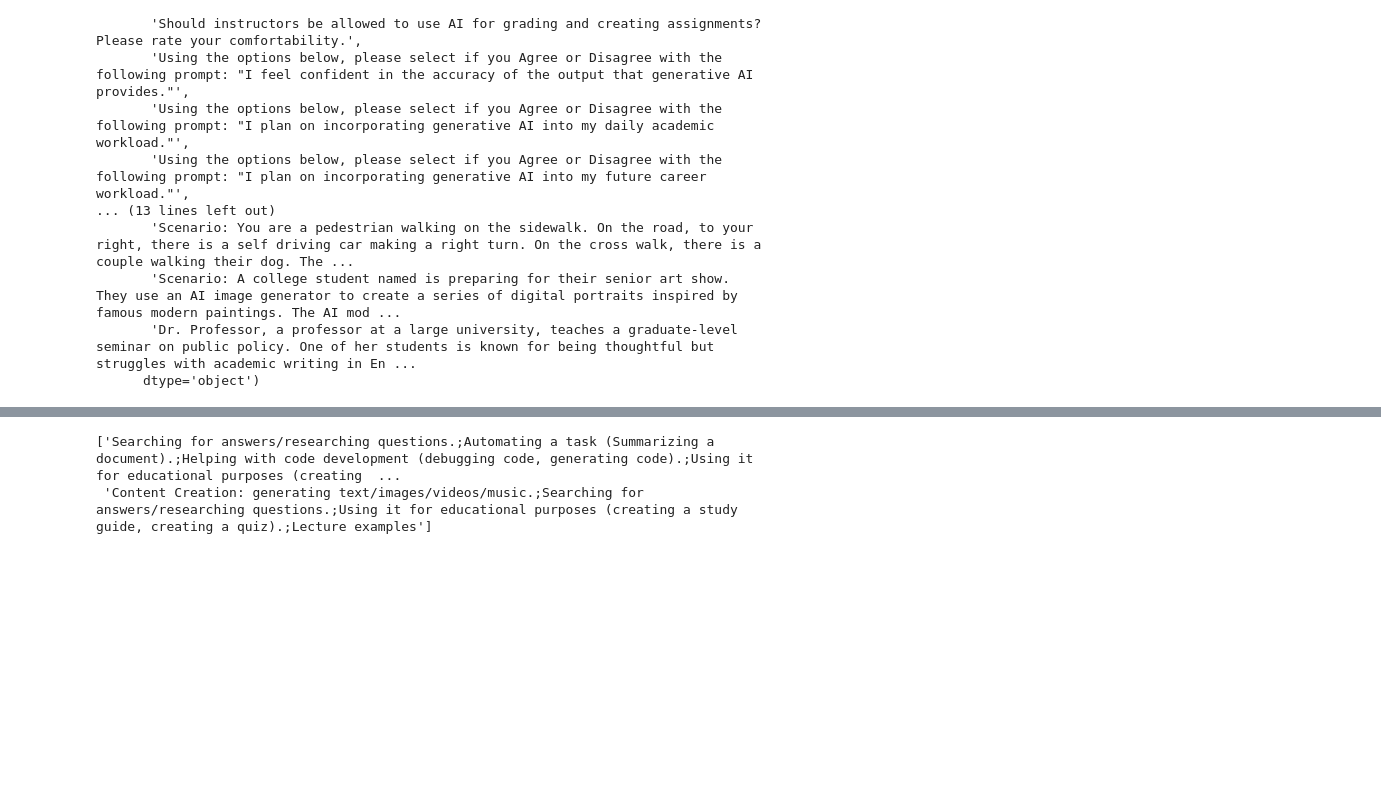
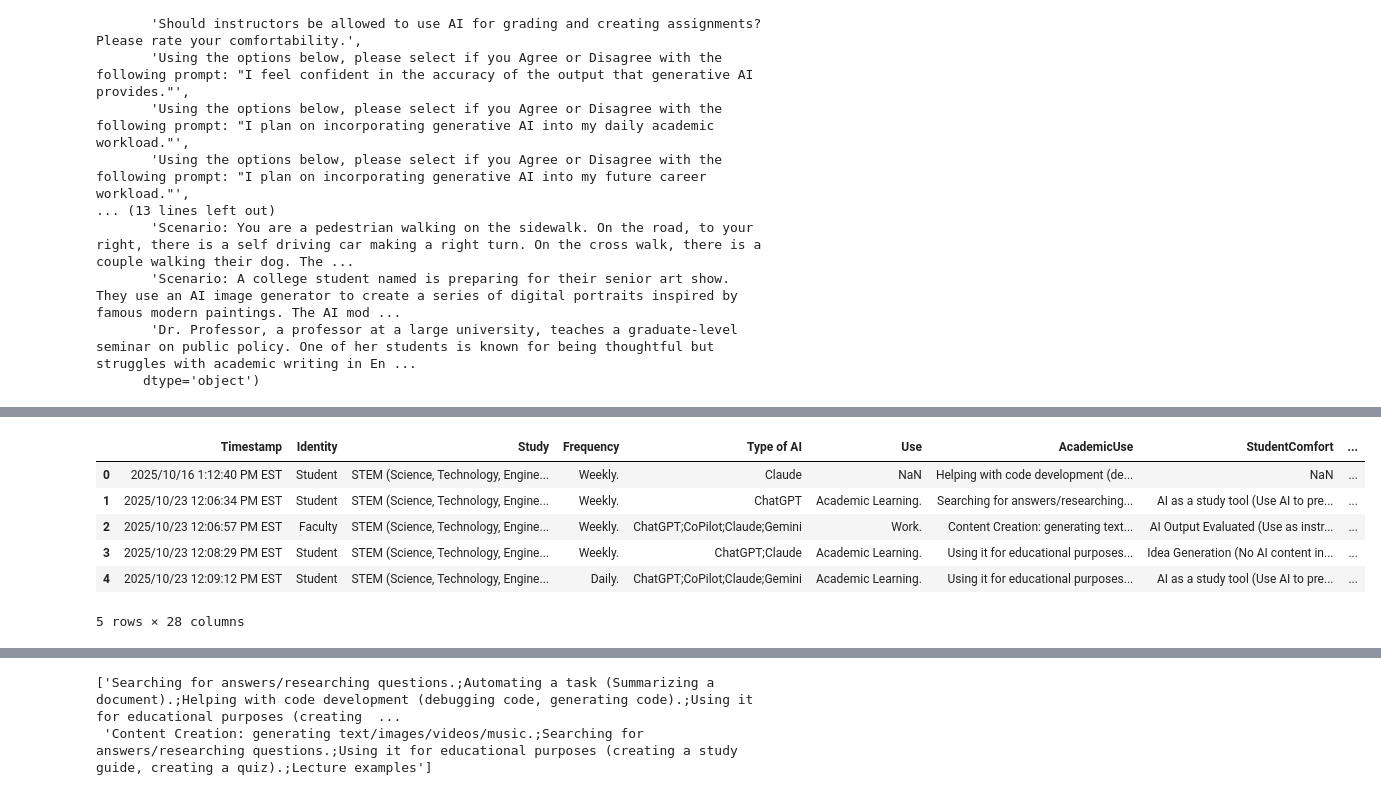
Before and after one commit to nsscott/CSC-475-Seminar-Project, a Jupyter notebook: CSC475.ipynb, the cells around one changed output, grey strips where cells are left out. Drawn from its saved outputs; the diff is of its cells as text; code cells hidden in the pictures; blank space fills up the shorter version.

```diff
--- a/CSC475.ipynb
+++ b/CSC475.ipynb
@@ -153,3 +120,13 @@ seminar_data
+# %%
+seminar_data.head()
+# %% [output]
+|  | Timestamp | Identity | Study | Frequency | Type of AI | Use | AcademicUse | StudentComfort | ... |
+| 0 | 2025/10/16 1:12:40 PM EST | Student | STEM (Science, Technology, Engine... | Weekly. | Claude | NaN | Helping with code development (de... | NaN | ... |
+| 1 | 2025/10/23 12:06:34 PM EST | Student | STEM (Science, Technology, Engine... | Weekly. | ChatGPT | Academic Learning. | Searching for answers/researching... | AI as a study tool (Use AI to pre... | ... |
+| 2 | 2025/10/23 12:06:57 PM EST | Faculty | STEM (Science, Technology, Engine... | Weekly. | ChatGPT;CoPilot;Claude;Gemini | Work. | Content Creation: generating text... | AI Output Evaluated (Use as instr... | ... |
+| 3 | 2025/10/23 12:08:29 PM EST | Student | STEM (Science, Technology, Engine... | Weekly. | ChatGPT;Claude | Academic Learning. | Using it for educational purposes... | Idea Generation (No AI content in... | ... |
+| 4 | 2025/10/23 12:09:12 PM EST | Student | STEM (Science, Technology, Engine... | Daily. | ChatGPT;CoPilot;Claude;Gemini | Academic Learning. | Using it for educational purposes... | AI as a study tool (Use AI to pre... | ... |
+5 rows × 28 columns
 # %%
 # create a histogram of Frequency column
 
```
Also changed, not shown: parts of 14 cells of this notebook, 24 other files.
